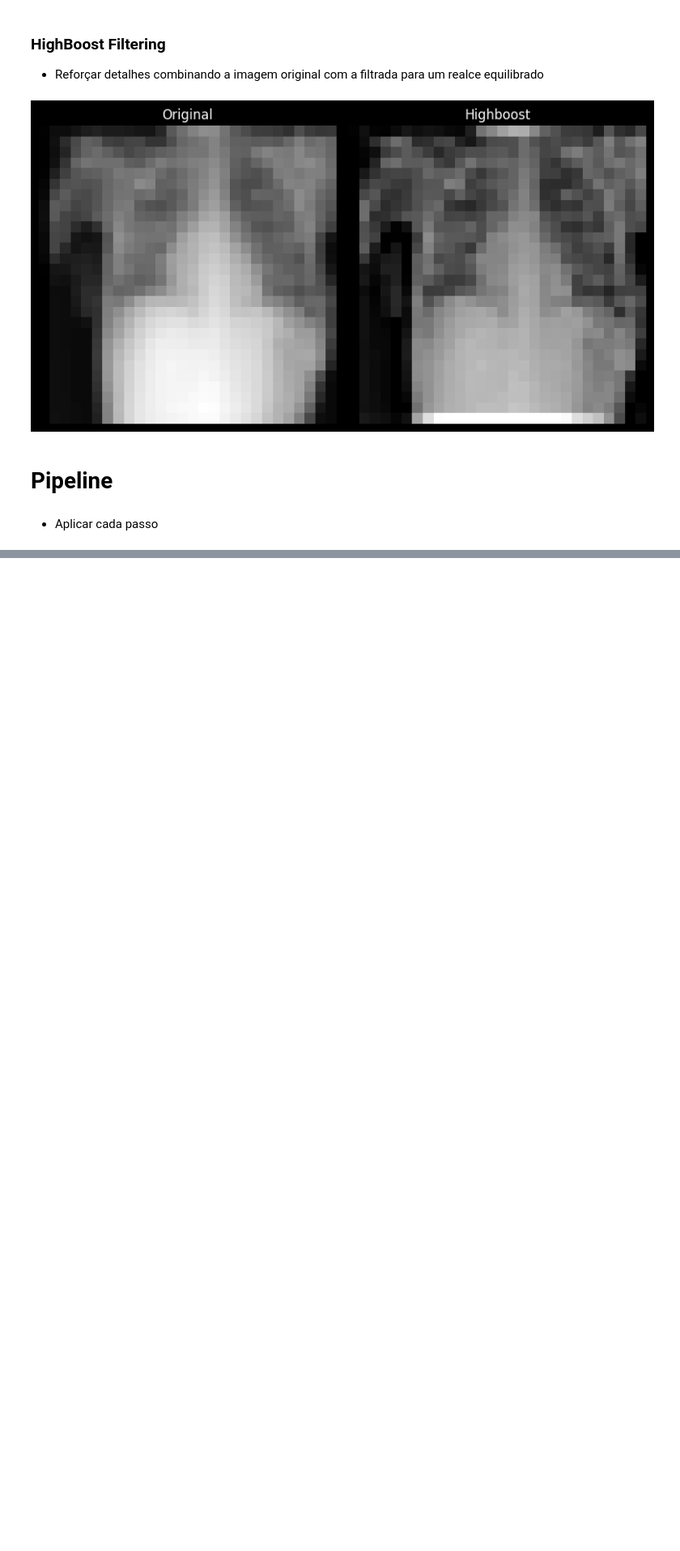
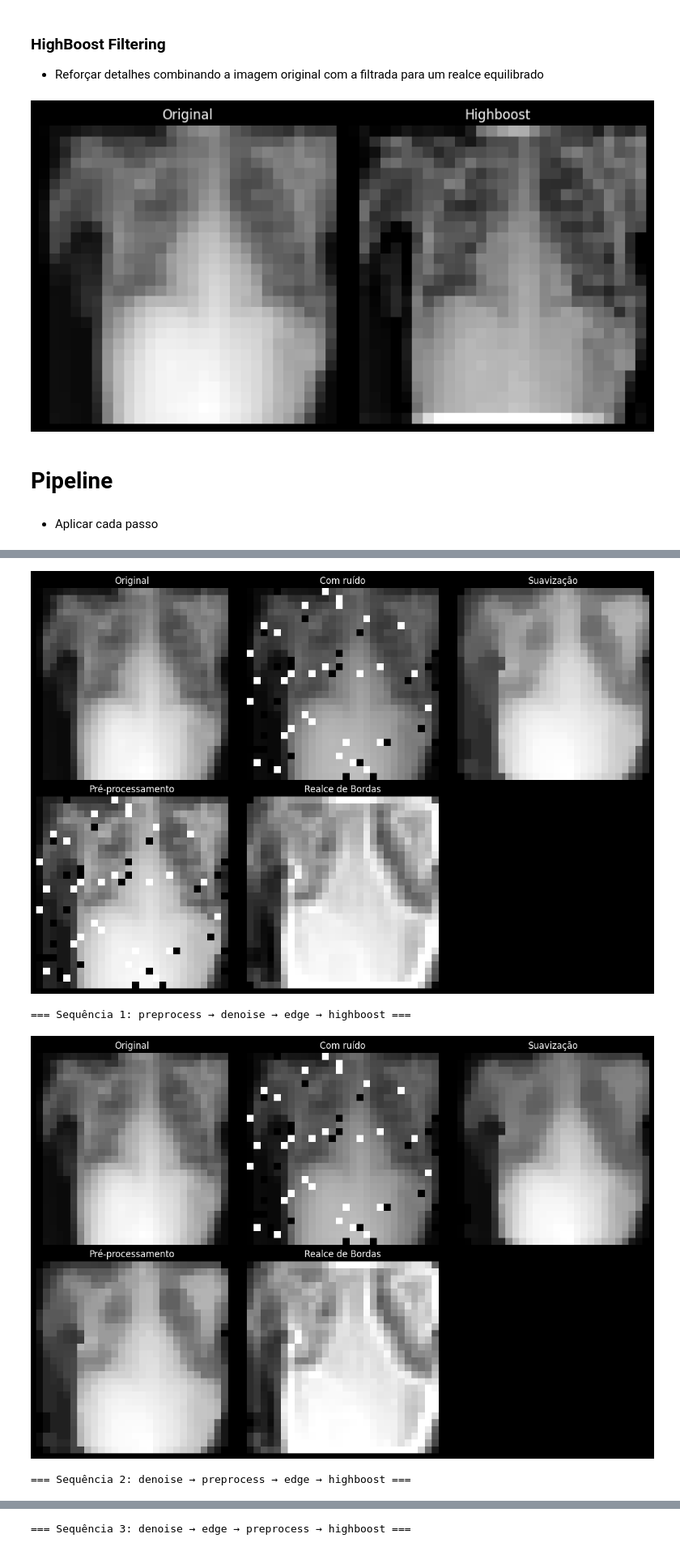
Before and after one commit to pedrxbro/digital-image-processing, a Jupyter notebook: medical-image-processing-pipeline/main.ipynb, the cells around one changed output, grey strips where cells are left out. Shown at 81% size. Drawn from its saved outputs; the diff is of its cells as text; code cells hidden in the pictures; blank space fills up the shorter version.

Commit message:
feat: implementando primeira sequencia da pipeline

```diff
--- a/medical-image-processing-pipeline/main.ipynb
+++ b/medical-image-processing-pipeline/main.ipynb
@@ -645,0 +659,17 @@ show_images_grid(
+# %%
+config = {
+    "preprocess": {},
+    "denoise": {
+        "method": "Median",
+        "size": 3,
+        "sigma": 1.0
+    },
+    "edge": {
+        "method": "Sobel",
+    },
+    "highboost": {
+        "kernel_size": 3,
+        "sigma": 1.0,
+        "k": 1.5
+    }
+}
@@ -645,0 +705,53 @@ show_images_grid(
+# %%
+def plot_sequence(history, title="Pipeline"):
+    images = [
+        history["original"],
+        history["noisy"],
+        history.get("denoise"),
+        history.get("preprocess"),
+        history.get("edge"),
+        history.get("highboost"),
+        history.get("final")
+    ]
+
+    titles = [
+        "Original",
+        "Com ruído",
+        "Suavização",
+        "Pré-processamento",
+        "Realce de Bordas",
+        "High-Boost",
+        "Final"
+    ]
+
+    # Remove etapas que não existem (caso a sequência mude)
+    images_filtered = []
+    titles_filtered = []
+
+    for img, t in zip(images, titles):
+        if img is not None:
+            images_filtered.append(img)
+            titles_filtered.append(t)
+
+    show_images_grid(
+        images_filtered,
+        titles_filtered,
+        cols=3,
+        figsize=(12, 8)
+    )
+
+    print(f"\n=== {title} ===")
+    if "metrics" in history:
+        for k, v in history["metrics"].items():
+            print(f"{k.upper()}: {v}")
+
+
+# Plotando as 3 sequências
+plot_sequence(result_seq1, "Sequência 1: preprocess → denoise → edge → highboost")
+plot_sequence(result_seq2, "Sequência 2: denoise → preprocess → edge → highboost")
+plot_sequence(result_seq3, "Sequência 3: denoise → edge → preprocess → highboost")
+# %% [output]
+[figure, added]
+=== Sequência 1: preprocess → denoise → edge → highboost ===
+[figure, added]
+=== Sequência 2: denoise → preprocess → edge → highboost ===
@@ -645,0 +759 @@ show_images_grid(
+=== Sequência 3: denoise → edge → preprocess → highboost ===
```
Also changed, not shown: parts of 18 cells of this notebook.
